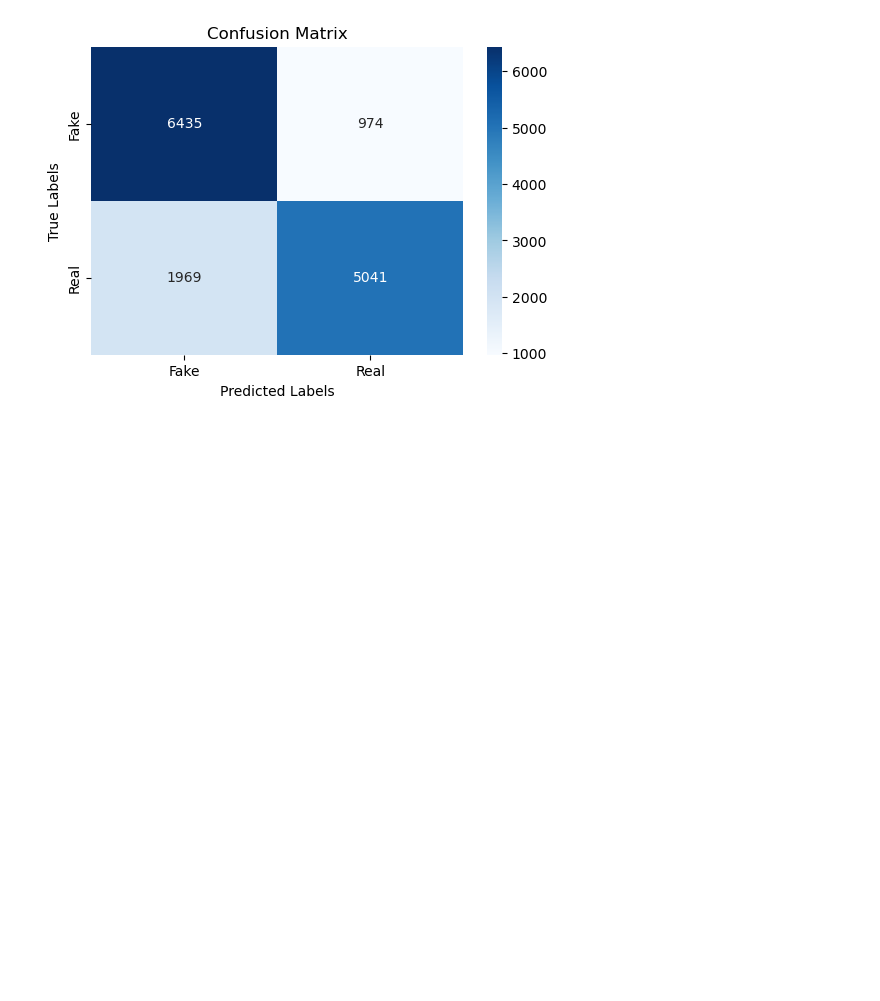
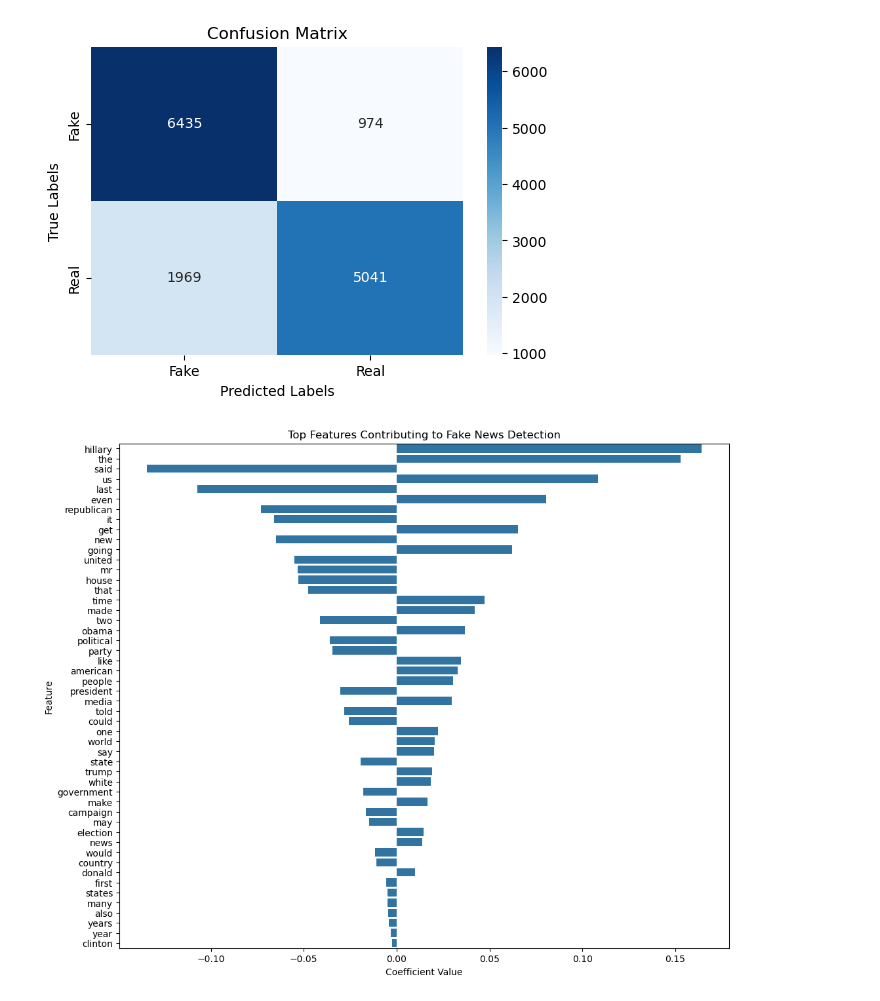
Before and after one commit to littlesummer/fakeNewsDetection, a Jupyter notebook: test.ipynb, the cells around one changed output. Saved outputs shown, nothing was run; the diff lists cells and outputs as text; code cells hidden in the pictures; blank space fills up the shorter version.

```diff
--- a/test.ipynb
+++ b/test.ipynb
@@ -565,3 +565,29 @@ Recall: 0.8685382642731813
 F1 Score: 0.8138873079112123
 Generating confusion matrix...
 [figure]
+# %%
+# Feature Importance Visualization
+
+# Get feature names and coefficients
+feature_names = vectorizer.get_feature_names_out()
+coefficients = linear_svc_model.coef_[0]  # Corrected line
+
+# Create a DataFrame of features and coefficients
+coef_df = pd.DataFrame({
+    'Feature': feature_names,
+    'Coefficient': coefficients
+})
+
+# Sort by absolute value of coefficients
+coef_df['Abs_Coefficient'] = coef_df['Coefficient'].abs()
+coef_df.sort_values(by='Abs_Coefficient', ascending=False, inplace=True)
+
+# Plot the top positive and negative coefficients
+plt.figure(figsize=(12, 10))
+sns.barplot(x='Coefficient', y='Feature', data=coef_df.head(50))
+plt.title('Top Features Contributing to Fake News Detection')
+plt.xlabel('Coefficient Value')
+plt.ylabel('Feature')
+plt.show()
+# %% [output]
+[figure, added]
```
Also changed, not shown: parts of 1 cell of this notebook, 1 other file.
